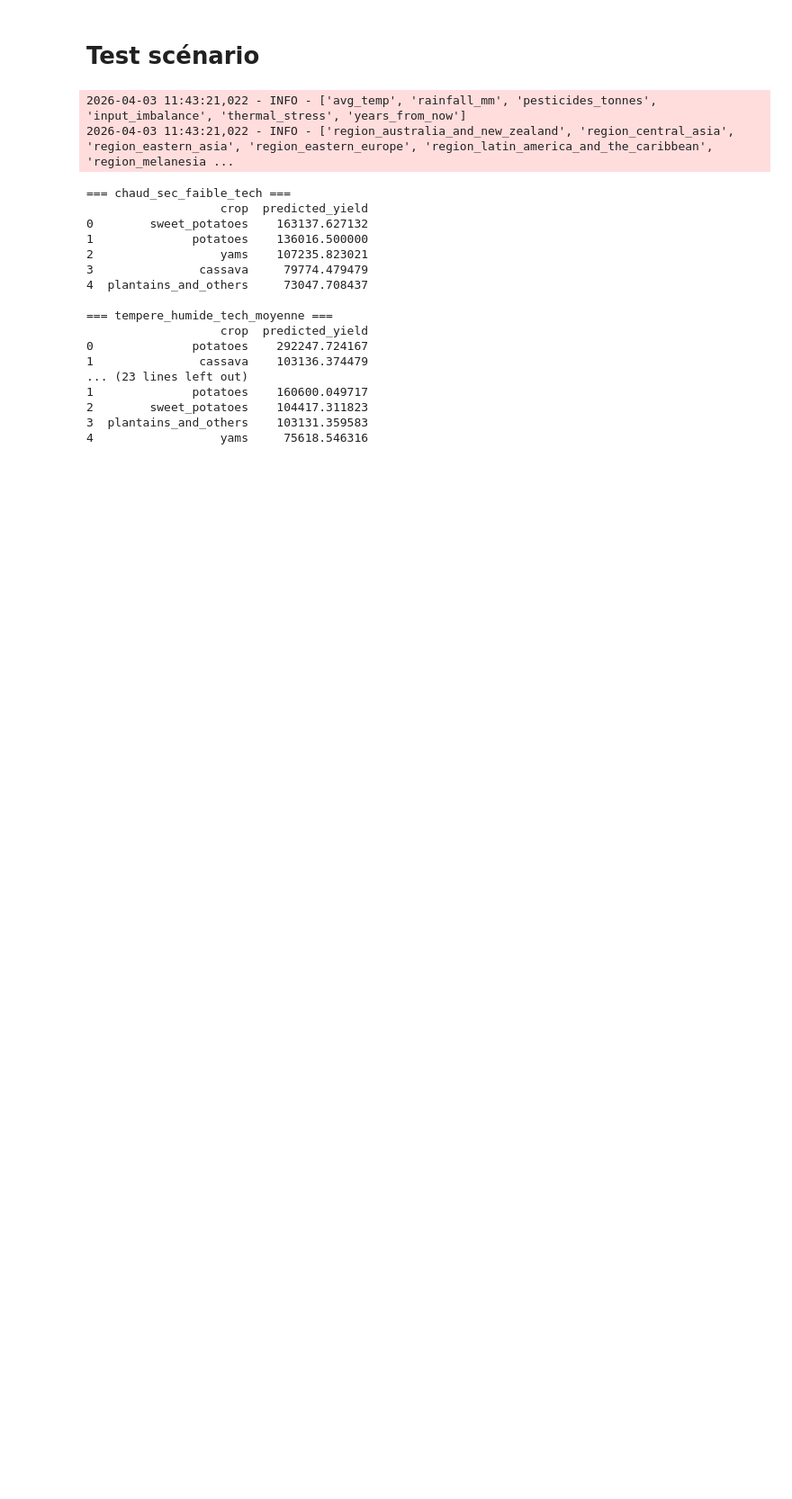
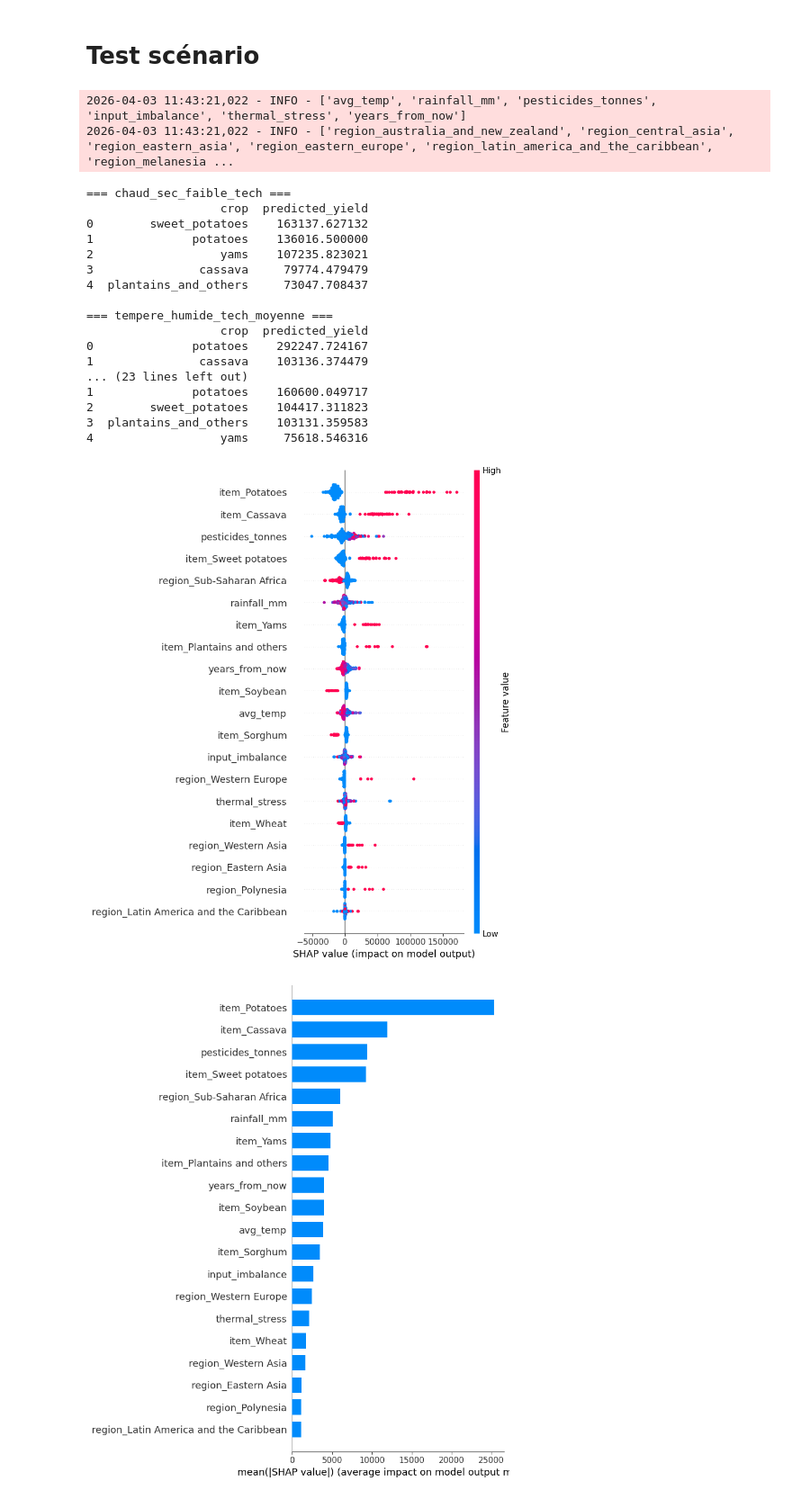
Before and after one commit to SCFlorian/Systeme_recommandation_agricole, a Jupyter notebook: notebooks/notebook_modelisation.ipynb, the cells around one changed output. Shown at 90% size. Cells and saved outputs as stored; diff of their text form; code cells hidden in the pictures; blank space fills up the shorter version.

```diff
--- a/notebooks/notebook_modelisation.ipynb
+++ b/notebooks/notebook_modelisation.ipynb
@@ -1105,3 +1134,65 @@ for scenario_name, scenario_row in scenarios.items():
 2        sweet_potatoes    104417.311823
 3  plantains_and_others    103131.359583
 4                  yams     75618.546316
+# %%
+import joblib
+import shap
+import pandas as pd
+
+# =========================
+# 1. Rechargement des objets
+# =========================
+X_shap = joblib.load("../model/X_shap_300.joblib")
+shap_values = joblib.load("../model/shap_values_300.joblib")
+
+# =========================
+# 2. Nettoyage des noms (optionnel mais recommandé)
+# =========================
+X_shap_plot = X_shap.copy()
+X_shap_plot.columns = [
+    col.replace("num__", "").replace("cat__", "")
+    for col in X_shap_plot.columns
+]
+
+# =========================
+# 3. Graphiques SHAP
+# =========================
+
+# 🔹 1. Importance globale (le plus important)
+shap.summary_plot(shap_values, X_shap_plot)
+
+# 🔹 2. Importance simple (bar)
+shap.summary_plot(shap_values, X_shap_plot, plot_type="bar")
+
+# 🔹 3. Explication d’une prédiction individuelle
+idx = 0
+
+# Recréer un objet Explanation (important après reload)
+explainer_base_value = shap_values.mean()
+
+shap.plots.waterfall(
+    shap.Explanation(
+        values=shap_values[idx],
+        base_values=explainer_base_value,
+        data=X_shap_plot.iloc[idx],
+        feature_names=X_shap_plot.columns
+    )
+)
+
+# 🔹 4. Force plot (optionnel, parfois capricieux)
+shap.initjs()
+
+shap.force_plot(
+    explainer_base_value,
+    shap_values[idx],
+    X_shap_plot.iloc[idx]
+)
+
+# 🔹 5. Dependence plot (effet d'une variable)
+important_features = X_shap_plot.columns[:5]
+
+for feature in important_features:
+    shap.dependence_plot(feature, shap_values, X_shap_plot)
+# %% [output]
+[figure, added]
+[figure, added]
```
Also changed, not shown: parts of 19 cells of this notebook, 10 other files.
